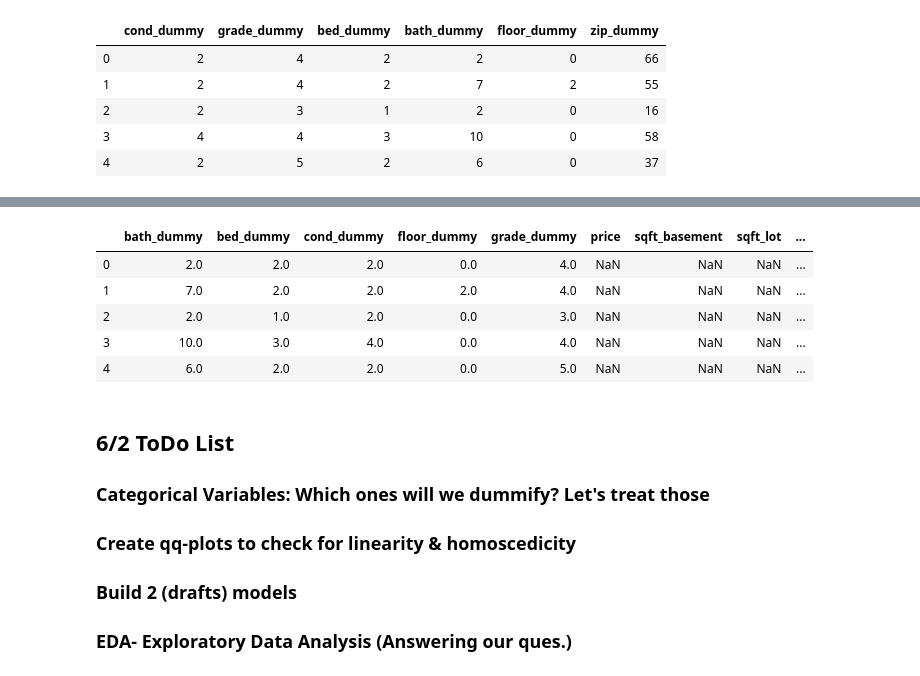
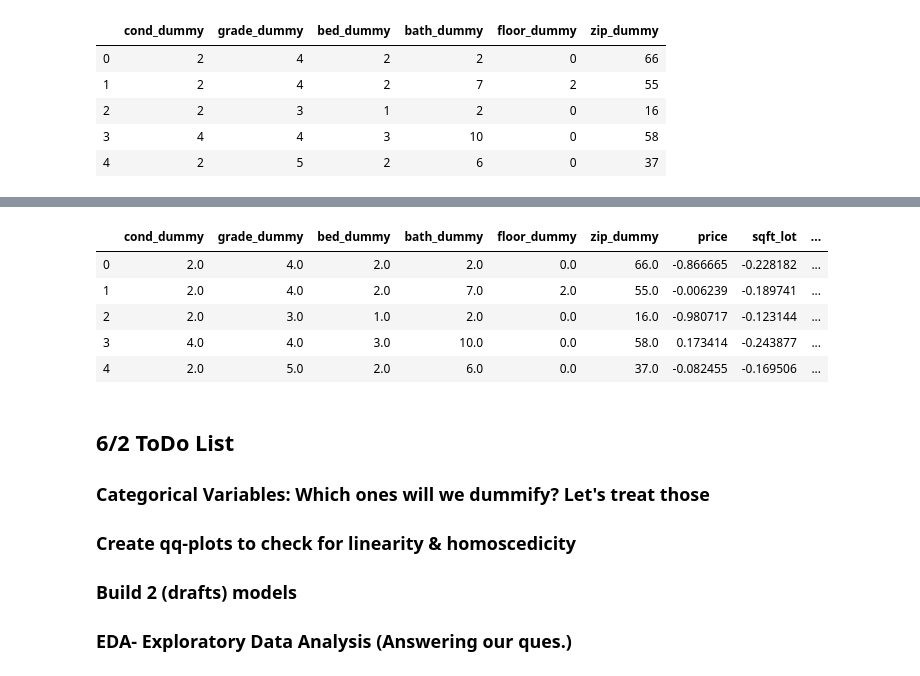
Before and after one commit to EricaSG/dsc-mod-2-project-v2-1-onl01-dtsc-ft-041320, a Jupyter notebook: student.ipynb, the cells around one changed output, grey strips where cells are left out. Cells and saved outputs as stored; diff of their text form; code cells hidden in the pictures.

```diff
--- a/student.ipynb
+++ b/student.ipynb
@@ -505,6 +505,3 @@ cat_df.head()
 | 2 | 2 | 3 | 1 | 2 | 0 | 16 |
 | 3 | 4 | 4 | 3 | 10 | 0 | 58 |
 | 4 | 2 | 5 | 2 | 6 | 0 | 37 |
-# %%
-cat_df['zeroes'] = 0
-cat_df.head()
@@ -518,2 +507,0 @@ cat_df.head()
-# %%
-norm_df['zeroes'] = 0
@@ -522,15 +508,16 @@ pd.merge(cat_df, norm_df, on='zeroes', how='outer')
-# %%
-#Why are NaN values showing up in my final dataframe when they aren't in the line above??
-
-complete_df = cat_df.append(norm_df)
-complete_df.head()
-# %% [output]
-|  | bath_dummy | bed_dummy | cond_dummy | floor_dummy | grade_dummy | price | sqft_basement | sqft_lot | ... |
-| 0 | 2.0 | 2.0 | 2.0 | 0.0 | 4.0 | NaN | NaN | NaN | ... |
-| 1 | 7.0 | 2.0 | 2.0 | 2.0 | 4.0 | NaN | NaN | NaN | ... |
-| 2 | 2.0 | 1.0 | 2.0 | 0.0 | 3.0 | NaN | NaN | NaN | ... |
-| 3 | 10.0 | 3.0 | 4.0 | 0.0 | 4.0 | NaN | NaN | NaN | ... |
-| 4 | 6.0 | 2.0 | 2.0 | 0.0 | 5.0 | NaN | NaN | NaN | ... |
+# %%
+#Combine Categorical and Continuous data into one dataframe
+
+complete_df = pd.concat([cat_df, norm_df], axis=1)
+complete_df = complete_df.drop(['zeroes'], axis=1) #drop the padded zero column that was justed to combine the 2 dataframes
+complete_df.head()
+# %% [output]
+|  | cond_dummy | grade_dummy | bed_dummy | bath_dummy | floor_dummy | zip_dummy | price | sqft_lot | ... |
+| 0 | 2.0 | 4.0 | 2.0 | 2.0 | 0.0 | 66.0 | -0.866665 | -0.228182 | ... |
+| 1 | 2.0 | 4.0 | 2.0 | 7.0 | 2.0 | 55.0 | -0.006239 | -0.189741 | ... |
+| 2 | 2.0 | 3.0 | 1.0 | 2.0 | 0.0 | 16.0 | -0.980717 | -0.123144 | ... |
+| 3 | 4.0 | 4.0 | 3.0 | 10.0 | 0.0 | 58.0 | 0.173414 | -0.243877 | ... |
+| 4 | 2.0 | 5.0 | 2.0 | 6.0 | 0.0 | 37.0 | -0.082455 | -0.169506 | ... |
 # %% [markdown]
 ## 6/2 ToDo List
 
```
Also changed, not shown: parts of 3 cells of this notebook.
